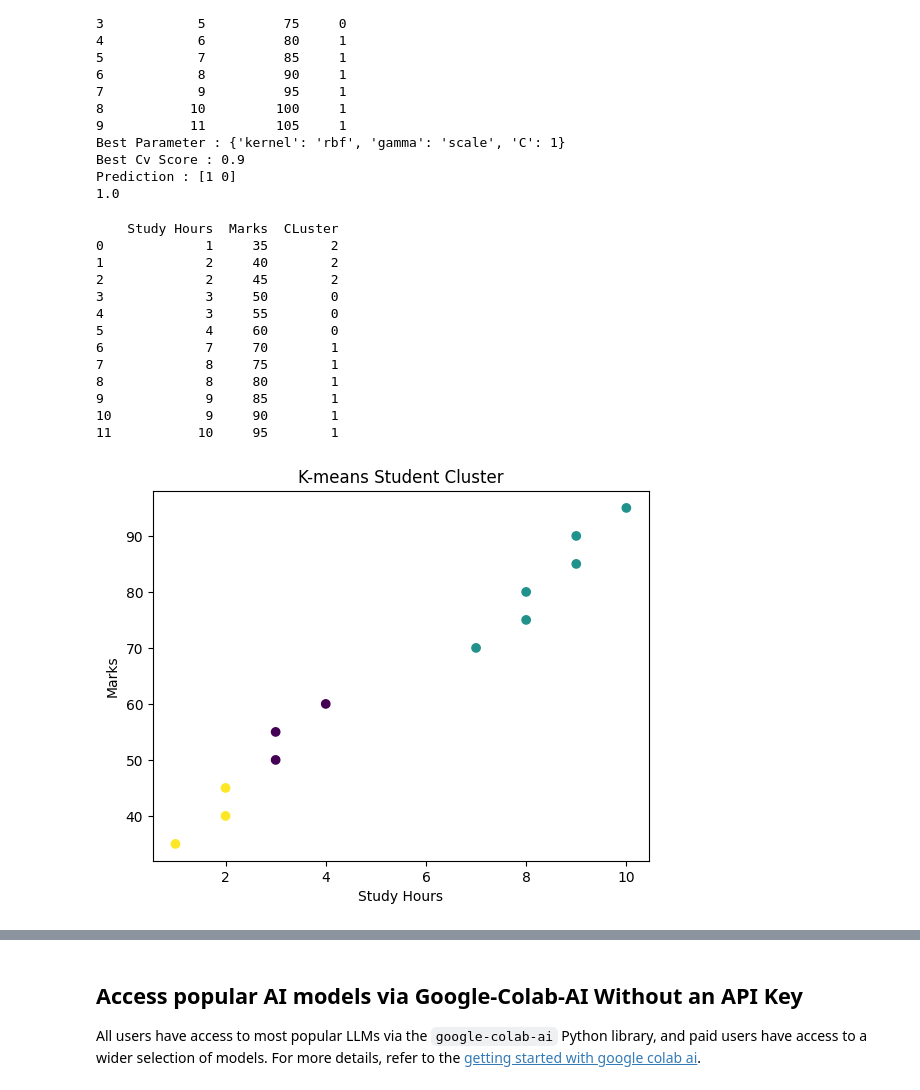
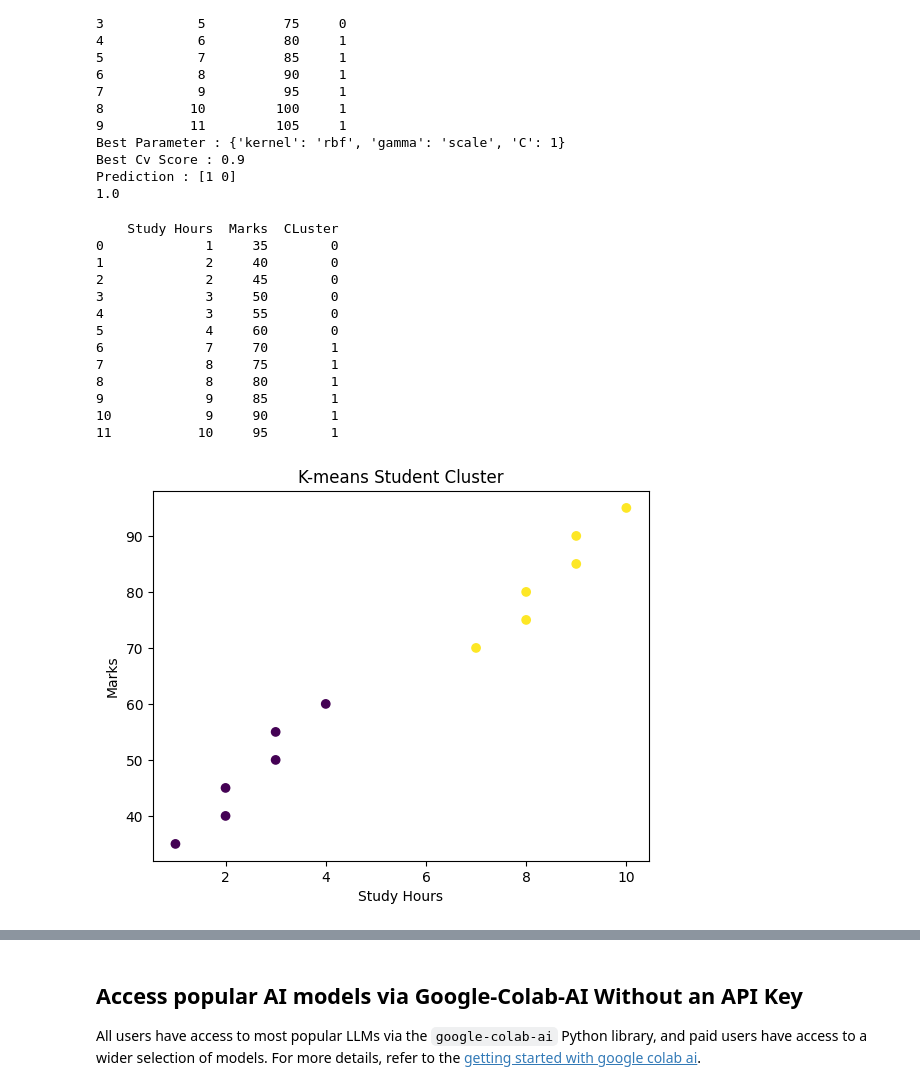
Before and after one commit to archoudhary698-stack/DocuMind-AI, a Jupyter notebook: Copy_of_Welcome_To_Colab.ipynb, the cells around one changed output, grey strips where cells are left out. Saved outputs shown, nothing was run; the diff lists cells and outputs as text; code cells hidden in the pictures.

```diff
--- a/Copy_of_Welcome_To_Colab.ipynb
+++ b/Copy_of_Welcome_To_Colab.ipynb
@@ -1304,35 +1306,35 @@ import pandas as pd
 import matplotlib.pyplot as plt
 from sklearn.cluster import KMeans
 from sklearn.preprocessing import StandardScaler
 data = {
     "Study Hours" : [1,2,2,3,3,4,7,8,8,9,9,10],
     "Marks" : [35,40,45,50,55,60,70,75,80,85,90,95]
 }
 df = pd.DataFrame(data)
 x = df[["Study Hours","Marks"]]
 scaler = StandardScaler()
 x_scaled = scaler.fit_transform(x)
-model = KMeans(n_clusters = 3,random_state = 42,n_init =10)
+model = KMeans(n_clusters = 2,random_state = 42,n_init =10)
 model.fit(x_scaled)
 df["CLuster"] = model.labels_
 print(df)
 plt.scatter(df["Study Hours"],df["Marks"],c=df["CLuster"])
 plt.xlabel("Study Hours")
 plt.ylabel("Marks")
 plt.title("K-means Student Cluster")
 plt.show()
 # %% [output]
     Study Hours  Marks  CLuster
-0             1     35        2
-1             2     40        2
-2             2     45        2
+0             1     35        0
+1             2     40        0
+2             2     45        0
 3             3     50        0
 4             3     55        0
 5             4     60        0
 6             7     70        1
 7             8     75        1
 8             8     80        1
 9             9     85        1
 10            9     90        1
 11           10     95        1
-[figure, old version]
+[figure, new version]
```
Also changed, not shown: parts of 2 cells of this notebook.
